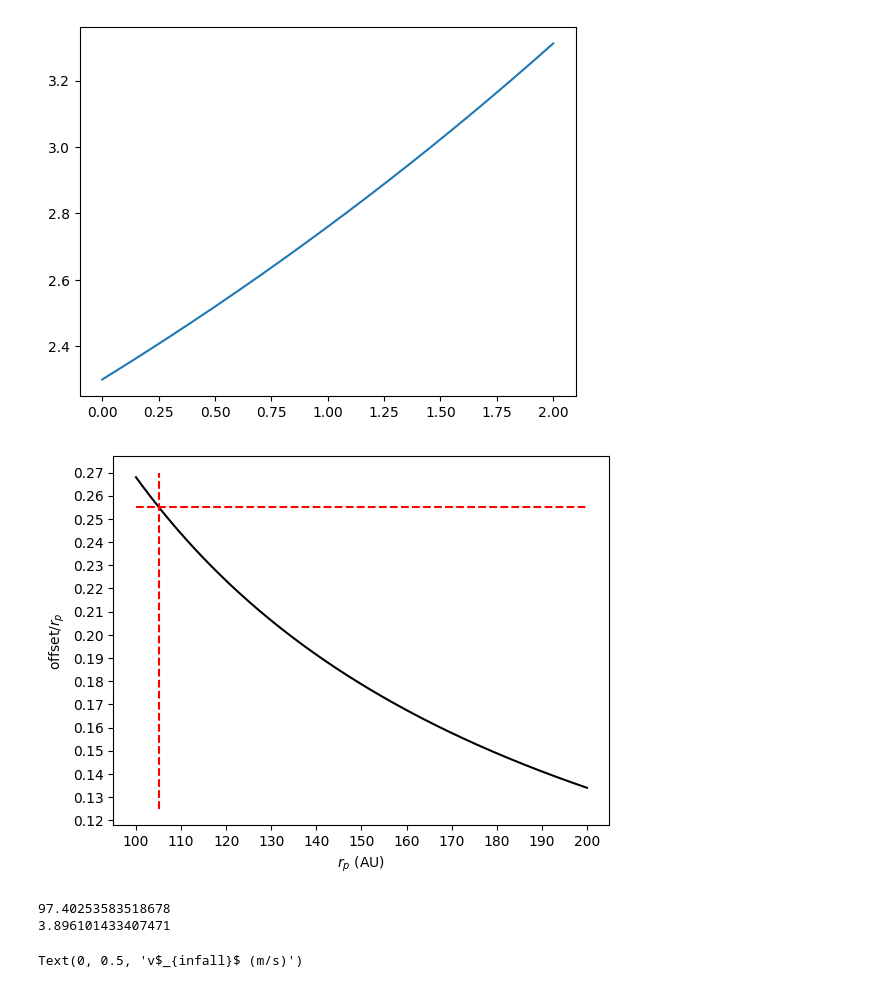
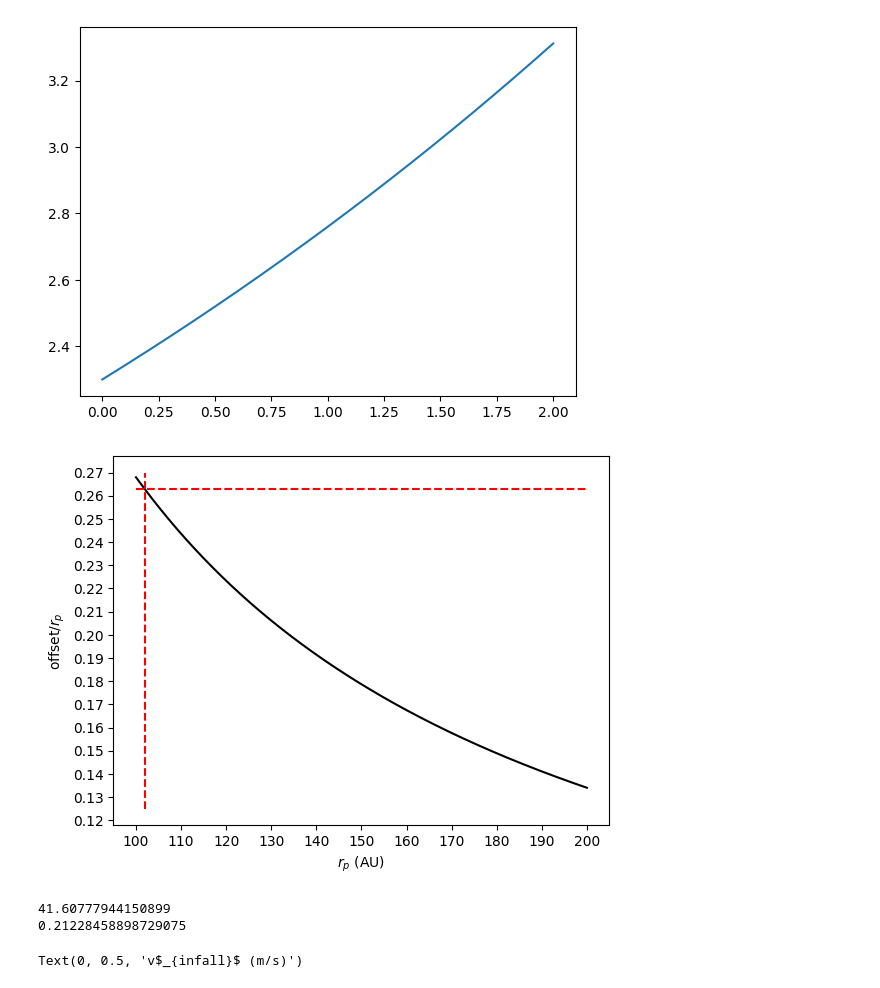
Before and after one commit to danmcl77/masters, a Jupyter notebook: Plotting.ipynb, the cells around one changed output. Saved outputs shown, nothing was run; the diff lists cells and outputs as text; code cells hidden in the pictures.

```diff
--- a/Plotting.ipynb
+++ b/Plotting.ipynb
@@ -155,16 +186,16 @@ plt.plot(beta,opa)
 # %%
 rp = np.linspace(100,200,1000)
 offrp = 26.8/rp
 plt.plot(rp,offrp,color='black')
-plt.plot(105*np.ones(50),np.linspace(0.125,0.27),linestyle='dashed',color='red')
-plt.plot(np.linspace(100,200,50),0.255*np.ones(50),linestyle='dashed',color='red')
+plt.plot(102*np.ones(50),np.linspace(0.125,0.27),linestyle='dashed',color='red')
+plt.plot(np.linspace(100,200,50),0.263*np.ones(50),linestyle='dashed',color='red')
 plt.xlabel('$r_p$ (AU)')
 plt.ylabel('offset/$r_p$')
 plt.locator_params(axis='y',nbins=20)
 plt.locator_params(axis='x',nbins=20)
 plt.savefig('OffsetOverRp.pdf',bbox_inches='tight')
 # %% [output]
-[figure, old version]
+[figure, new version]
 # %%
 import math
 def calculate_dust_mass_from_fnu(fnu,dfnu,d,dd,nu):
@@ -207,10 +238,10 @@ def calculate_dust_mass_from_fnu(fnu,dfnu,d,dd,nu):
 
     return
 # %%
-calculate_dust_mass_from_fnu(fnu=25,dfnu=1,d=370,dd=5,nu=230)
+calculate_dust_mass_from_fnu(fnu=196,dfnu=1,d=133,dd=5,nu=353)
 # %% [output]
-97.40253583518678
-3.896101433407471
+41.60777944150899
+0.21228458898729075
 # %%
 z = np.linspace(-3000,3000)
 dist = np.sqrt(z**2 + 3219**2)
```
Also changed, not shown: parts of 13 cells of this notebook, 7 other files.
